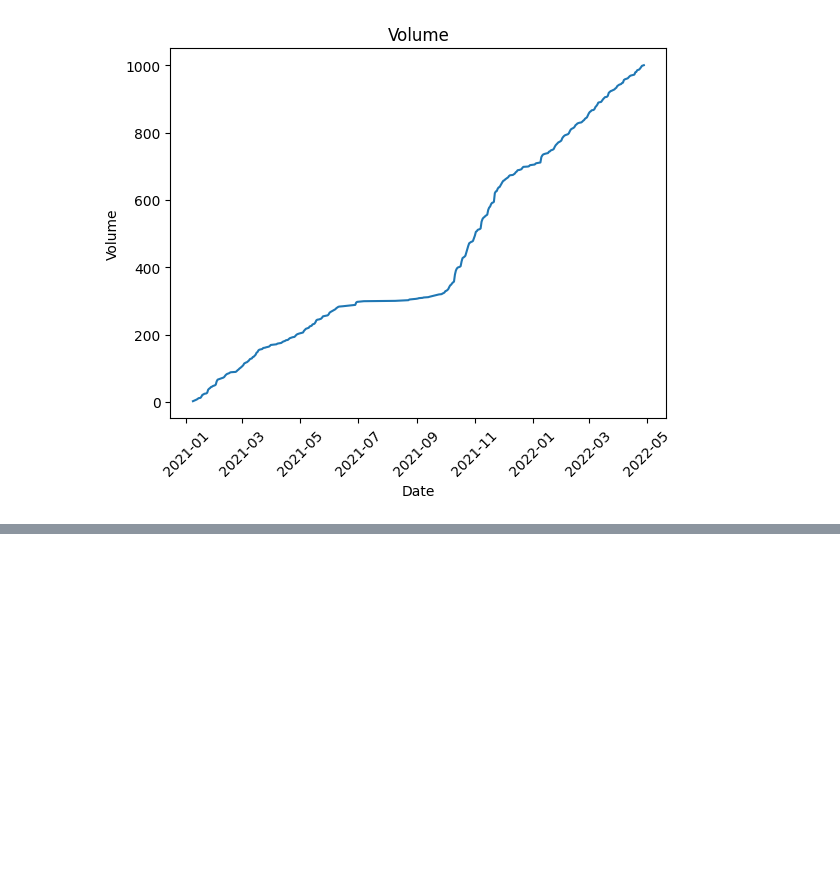
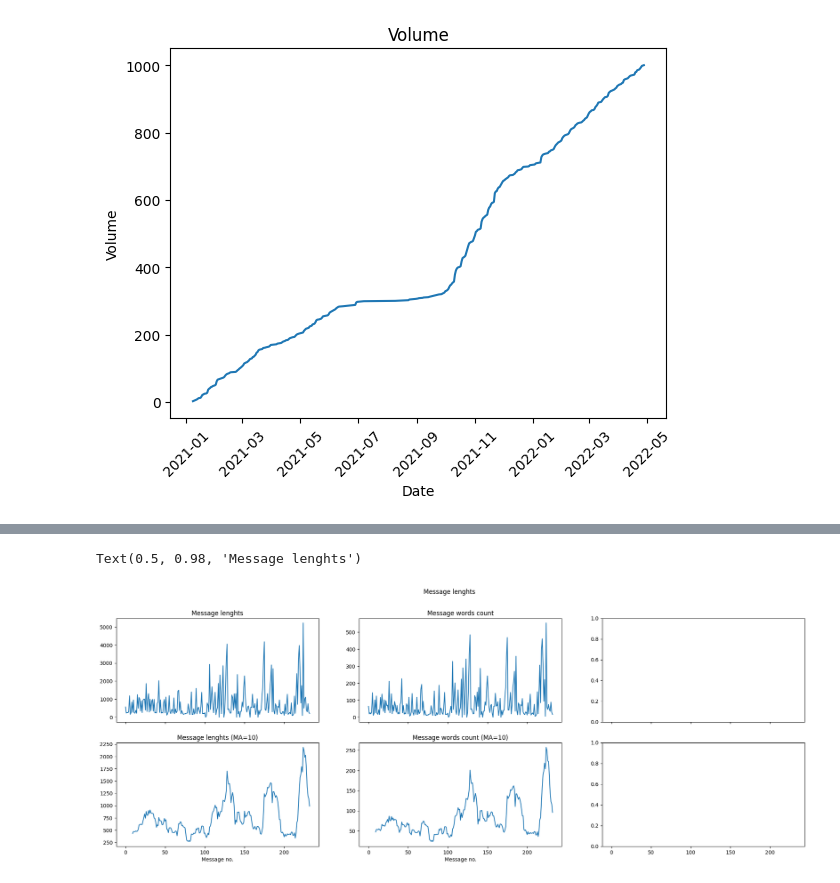
Before and after one commit to Ziverael/Studies2, a Jupyter notebook: ud/list2.ipynb, the cells around one changed output, grey strips where cells are left out. Drawn from its saved outputs; the diff is of its cells as text; code cells hidden in the pictures; blank space fills up the shorter version.

```diff
--- a/ud/list2.ipynb
+++ b/ud/list2.ipynb
@@ -441,0 +549,14 @@ shape: (10, 2)
+# %%
+def get_message_content(manager: GmailIMAP, *args, **kwargs):
+    messages = get_messages(manager, *args, **kwargs)
+    return pl.DataFrame({
+        "Date": [m.message.date for m in messages],
+        "Sender" : [m.message.sender for m in messages],
+        "Subject": [m.message.subject for m in messages],
+        "Body": [m.message.body for m in messages],
+        "Attachments_names": [[a.filename for a in m.message.attachments] for m in messages],
+    })
+# %%
+imap = GmailIMAP(USER_AUTH.user, USER_AUTH.password)
+contents = get_message_content(imap, MAILS_TO_DOWNLOAD_COUNT, BATCH_SIZE, pickle_path="data/contents.pkl")
+imap.conn.logout()
@@ -441,0 +628,25 @@ shape: (10, 2)
+# %%
+# Using dates on Ox provides ugly spaces, because of mailing frequencies
+bodies_lenghts = my_messages_details["Body"].str.len_chars()
+fig, axs = plt.subplots(2, 3, figsize=(24, 8), sharex=True)
+axs[0, 0].set_title("Message lenghts")
+axs[0, 0].plot(bodies_lenghts)
+axs[1, 0].set_title("Message lenghts (MA=10)")
+axs[1, 0].plot(bodies_lenghts.rolling_mean(window_size=10))
+axs[1, 0].set_xlabel("Message no.")
+
+words_counts = my_messages_details.with_columns(
+    pl.col("Body")
+    .str.split(" ")
+    .list.len()
+    .alias("word_count")
+)["word_count"]
+axs[0, 1].set_title("Message words count")
+axs[0, 1].plot(words_counts)
+axs[1, 1].set_title("Message words count (MA=10)")
+axs[1, 1].plot(words_counts.rolling_mean(window_size=10))
+axs[1, 1].set_xlabel("Message no.")
+plt.suptitle("Message lenghts")
+# %% [output]
+Text(0.5, 0.98, 'Message lenghts')
+[figure, added]
```
Also changed, not shown: parts of 45 cells of this notebook, 14 other files.
